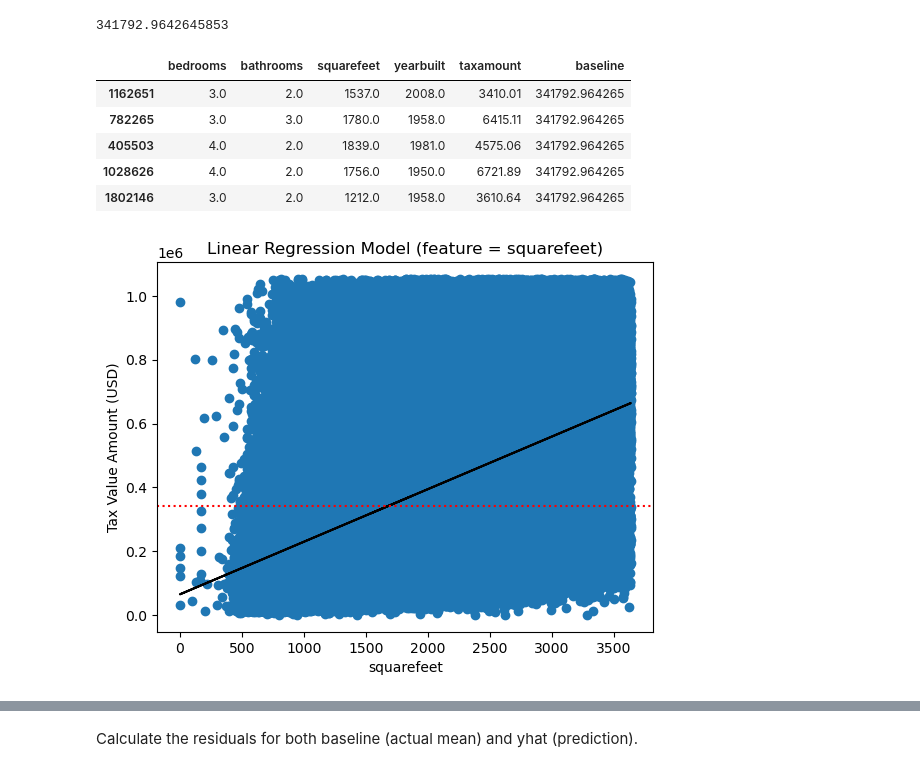
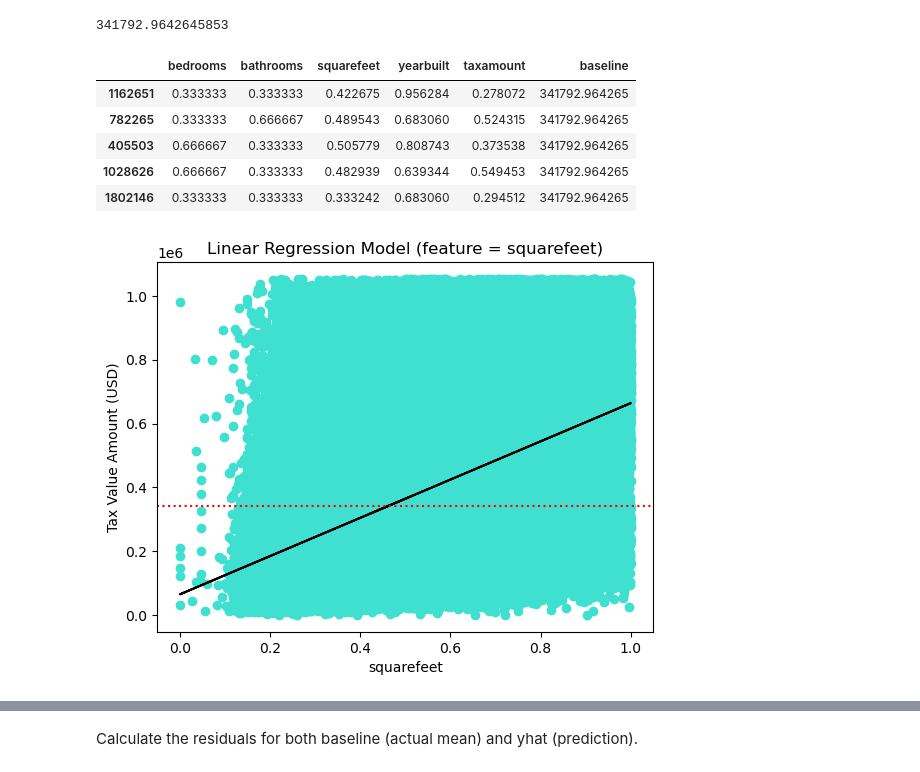
Before and after one commit to caroline-miller0921/regression_exercises, a Jupyter notebook: evaluate.ipynb, the cells around one changed output, grey strips where cells are left out. Saved outputs shown, nothing was run; the diff lists cells and outputs as text; code cells hidden in the pictures.

```diff
--- a/evaluate.ipynb
+++ b/evaluate.ipynb
@@ -36,7 +47,12 @@ y = train['tax_value']
+# %%
+train_scaled, validate_scaled, test_scaled = wrangle.scale_data(train, val, test)
+train_scaled.head()
+X_scaled = train_scaled.drop(columns={'fips', 'propertytypeid', 'fips_location', 'tax_value'})
+y = train['tax_value']
 # %%
 from sklearn.linear_model import LinearRegression
 # %%
-lm = LinearRegression().fit(X[['squarefeet']], y)
+lm = LinearRegression().fit(X_scaled[['squarefeet']], y)
 # %%
-y_preds = lm.predict(X[['squarefeet']])
+y_preds = lm.predict(X_scaled[['squarefeet']])
 # %%
@@ -57,25 +73,25 @@ baseline
 # %% [output]
 341792.9642645853
 # %%
-X['baseline'] = baseline
+X_scaled['baseline'] = baseline
 # %%
-X.head()
+X_scaled.head()
 # %% [output]
 |  | bedrooms | bathrooms | squarefeet | yearbuilt | taxamount | baseline |
-| 1162651 | 3.0 | 2.0 | 1537.0 | 2008.0 | 3410.01 | 341792.964265 |
-| 782265 | 3.0 | 3.0 | 1780.0 | 1958.0 | 6415.11 | 341792.964265 |
-| 405503 | 4.0 | 2.0 | 1839.0 | 1981.0 | 4575.06 | 341792.964265 |
-| 1028626 | 4.0 | 2.0 | 1756.0 | 1950.0 | 6721.89 | 341792.964265 |
-| 1802146 | 3.0 | 2.0 | 1212.0 | 1958.0 | 3610.64 | 341792.964265 |
+| 1162651 | 0.333333 | 0.333333 | 0.422675 | 0.956284 | 0.278072 | 341792.964265 |
+| 782265 | 0.333333 | 0.666667 | 0.489543 | 0.683060 | 0.524315 | 341792.964265 |
+| 405503 | 0.666667 | 0.333333 | 0.505779 | 0.808743 | 0.373538 | 341792.964265 |
+| 1028626 | 0.666667 | 0.333333 | 0.482939 | 0.639344 | 0.549453 | 341792.964265 |
+| 1802146 | 0.333333 | 0.333333 | 0.333242 | 0.683060 | 0.294512 | 341792.964265 |
 # %%
-plt.scatter(X[['squarefeet']], y)
+plt.scatter(X_scaled[['squarefeet']], y, color='turquoise')
 
-plt.plot(X[['squarefeet']], y_preds, color='black')
+plt.plot(X_scaled[['squarefeet']], y_preds, color='black')
 plt.title('Linear Regression Model (feature = squarefeet)')
 plt.xlabel('squarefeet')
 plt.ylabel('Tax Value Amount (USD)')
 plt.axhline(baseline, ls=':', color='red')
 plt.show()
 # %% [output]
-[figure, old version]
+[figure, new version]
 # %%
```
Also changed, not shown: parts of 81 cells of this notebook, 1 other file.
